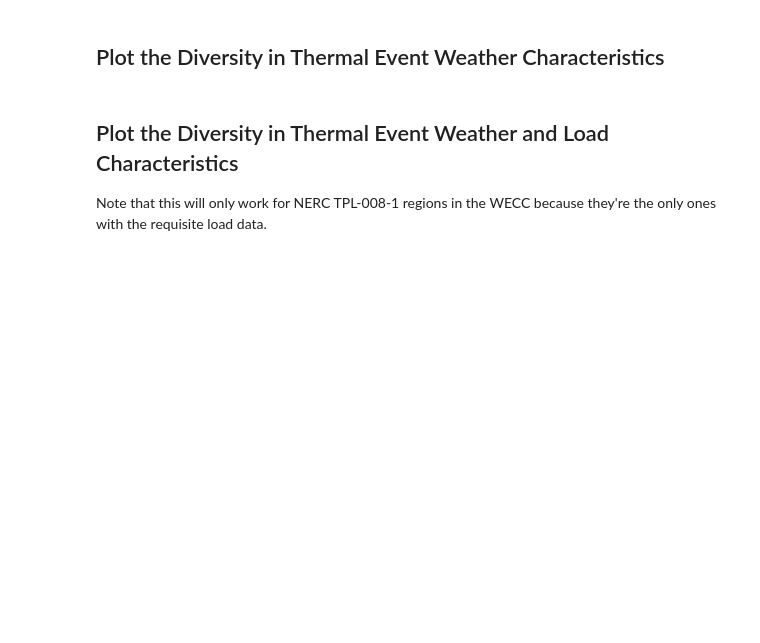
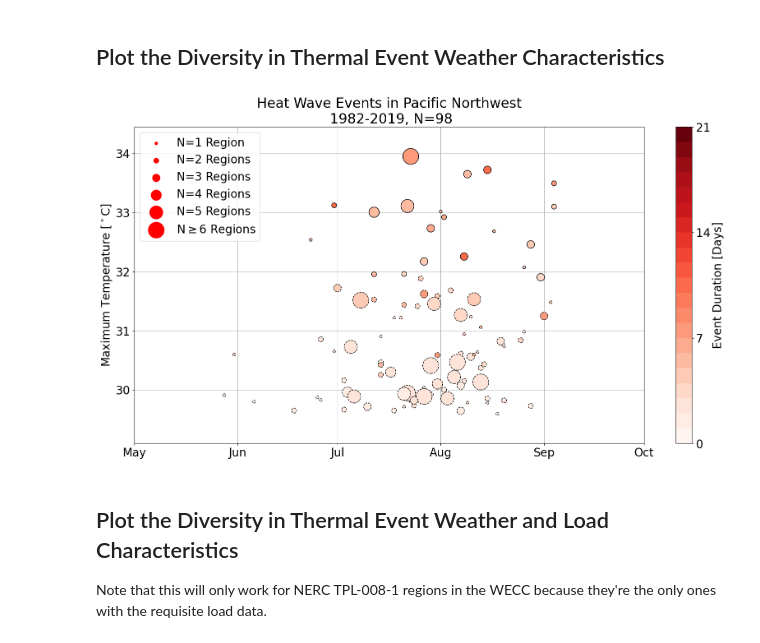
Before and after one commit to cdburley/burleyson-etal_2026_applied_energy, a Jupyter notebook: notebooks/plot_hw_cs_characteristics.ipynb, the cells around one changed output. Drawn from its saved outputs; the diff is of its cells as text; code cells hidden in the pictures; blank space fills up the shorter version.

```diff
--- a/notebooks/plot_hw_cs_characteristics.ipynb
+++ b/notebooks/plot_hw_cs_characteristics.ipynb
@@ -48,6 +50,9 @@ def plot_hw_cs_events(region: int, hw_cs: str, events_data_input_dir: str, metad
        hw_cs_df = pd.read_csv((events_data_input_dir + 'hw_library_expanded.csv'))
     elif hw_cs == 'CS':
        hw_cs_df = pd.read_csv((events_data_input_dir + 'cs_library_expanded.csv'))
+
+    # Convert the temperatures from F to C:
+    hw_cs_df['T_Max_Min_C'] = (hw_cs_df['T_Max_Min']-32)/(9/5)
 
     # Create a year variable and subset to just years 1982-2019 for consistency across all plots:
     hw_cs_df['Center'] = pd.to_datetime(hw_cs_df['Center'])
@@ -92,7 +97,7 @@ def plot_hw_cs_events(region: int, hw_cs: str, events_data_input_dir: str, metad
        xmin = 121
        xmax = 274
        scale_color = 'r'
-       ylabel = 'Maximum Temperature [$^\circ$F]'
+       ylabel = 'Maximum Temperature [$^\circ$C]'
        title = ('Heat Wave Events in ' + nerc_name + '\n 1982-2019, N=' + str(len(subset_df)))
     elif hw_cs == 'CS':
        cmap = plt.get_cmap('Blues', 21)
@@ -101,7 +106,7 @@ def plot_hw_cs_events(region: int, hw_cs: str, events_data_input_dir: str, metad
        xmin = -61
        xmax = 91
        scale_color = 'b'
-       ylabel = 'Minimum Temperature [$^\circ$F]'
+       ylabel = 'Minimum Temperature [$^\circ$C]'
        title = ('Cold Snap Events in ' + nerc_name + '\n 1982-2019, N=' + str(len(subset_df)))
 
     # Identify the top-40 events based on the maximum or minimum event temperature:
@@ -112,9 +117,9 @@ def plot_hw_cs_events(region: int, hw_cs: str, events_data_input_dir: str, metad
     plt.figure(figsize=(20, 10))
     plt.rcParams['font.size'] = 20
     plt.rcParams['axes.axisbelow'] = True
-    sc = plt.scatter(nottop40_events_df['Center_DOY'], nottop40_events_df['T_Max_Min'], s=(nottop40_events_df['Regions_Impacted_Normalized']), c=nottop40_events_df['Duration'],
+    sc = plt.scatter(nottop40_events_df['Center_DOY'], nottop40_events_df['T_Max_Min_C'], s=(nottop40_events_df['Regions_Impacted_Normalized']), c=nottop40_events_df['Duration'],
                      edgecolors='k', linestyle='--', cmap=cmap, vmin=0, vmax=21)
-    top40sc = plt.scatter(top40_events_df['Center_DOY'], top40_events_df['T_Max_Min'], s=(top40_events_df['Regions_Impacted_Normalized']), c=top40_events_df['Duration'],
+    top40sc = plt.scatter(top40_events_df['Center_DOY'], top40_events_df['T_Max_Min_C'], s=(top40_events_df['Regions_Impacted_Normalized']), c=top40_events_df['Duration'],
                           edgecolors='k', linestyle='-', cmap=cmap, vmin=0, vmax=21)
     plt.scatter(-100,-100,s=25, c=scale_color, label='N=1 Region')
     plt.scatter(-100,-100,s=75, c=scale_color, label='N=2 Regions')
@@ -128,7 +133,7 @@ def plot_hw_cs_events(region: int, hw_cs: str, events_data_input_dir: str, metad
     plt.grid()
     plt.xticks(xticks, xticklabels)
     plt.xlim([xmin, xmax])
-    plt.ylim([(subset_df['T_Max_Min'].min()-1.5), (subset_df['T_Max_Min'].max()+1.5)])
+    plt.ylim([(subset_df['T_Max_Min_C'].min()-0.5), (subset_df['T_Max_Min_C'].max()+0.5)])
     plt.ylabel(ylabel)
     plt.title(title)
 
@@ -139,12 +144,14 @@ def plot_hw_cs_events(region: int, hw_cs: str, events_data_input_dir: str, metad
 # %%
 # Test the function:
 plot_hw_cs_events(region = 'PNW',
-                  hw_cs = 'CS',
+                  hw_cs = 'HW',
                   events_data_input_dir = events_data_input_dir,
                   metadata_input_dir = metadata_input_dir,
                   image_output_dir = image_output_dir,
                   image_resolution = 150,
                   save_images = False)
+# %% [output]
+[figure, added]
 # %%
 # Loop over the NERC TPL-008-1 regions and make the plot for each region:
 for region in ['CA', 'ERCOT', 'FL', 'GB', 'ISONE', 'MISO-N', 'MISO-S', 'NYISO', 'PJM', 'PNW', 'RM', 'SERC', 'SPP-N', 'SPP-S', 'SW']:
```
Also changed, not shown: parts of 1 cell of this notebook, 30 other files.
